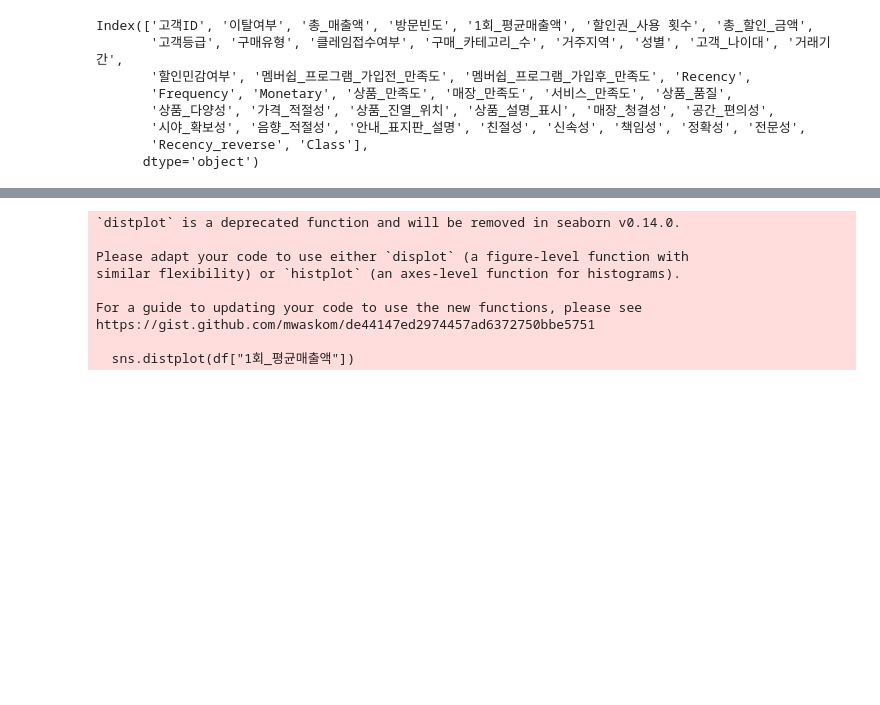
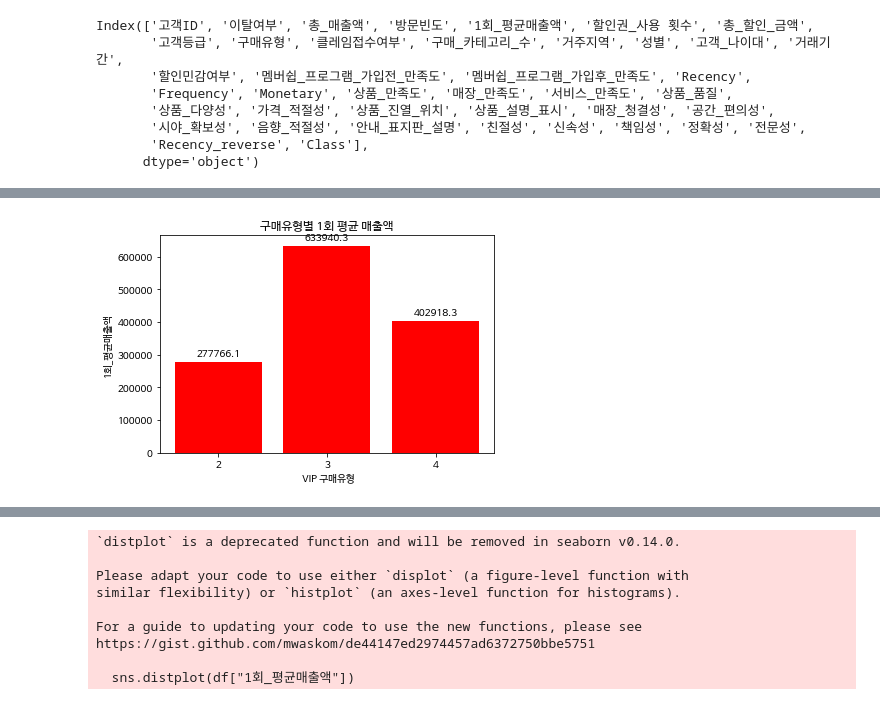
Before and after one commit to MINJIN82/-Ubion, a Jupyter notebook: Ashopping_2.ipynb, the cells around one changed output, grey strips where cells are left out. Cells and saved outputs as stored; diff of their text form; code cells hidden in the pictures; blank space fills up the shorter version.

```diff
--- a/Ashopping_2.ipynb
+++ b/Ashopping_2.ipynb
@@ -149,0 +220,27 @@ Index(['고객ID', '이탈여부', '총_매출액', '방문빈도', '1회_평균
+# %%
+import matplotlib.pyplot as plt
+import numpy as np
+
+# 데이터
+labels = a['구매유형']
+mean_sales = a["1회_평균매출액"]
+
+# 그래프 그리기
+x = np.arange(len(labels))
+fig, ax = plt.subplots()
+rects = ax.bar(x, mean_sales, align='center', color='red')
+ax.set_xticks(x)
+ax.set_xticklabels(labels)
+ax.set_ylabel('1회_평균매출액')
+ax.set_xlabel(' VIP 구매유형')
+ax.set_title('구매유형별 1회 평균 매출액')
+
+# 레이블 표시
+for rect in rects:
+    height = rect.get_height()
+    ax.annotate(f'{height:.1f}', xy=(rect.get_x() + rect.get_width() / 2, height),
+                xytext=(0, 3), textcoords='offset points', ha='center', va='bottom')
+
+plt.show()
+# %% [output]
+[figure, added]
```
Also changed, not shown: parts of 20 cells of this notebook.
